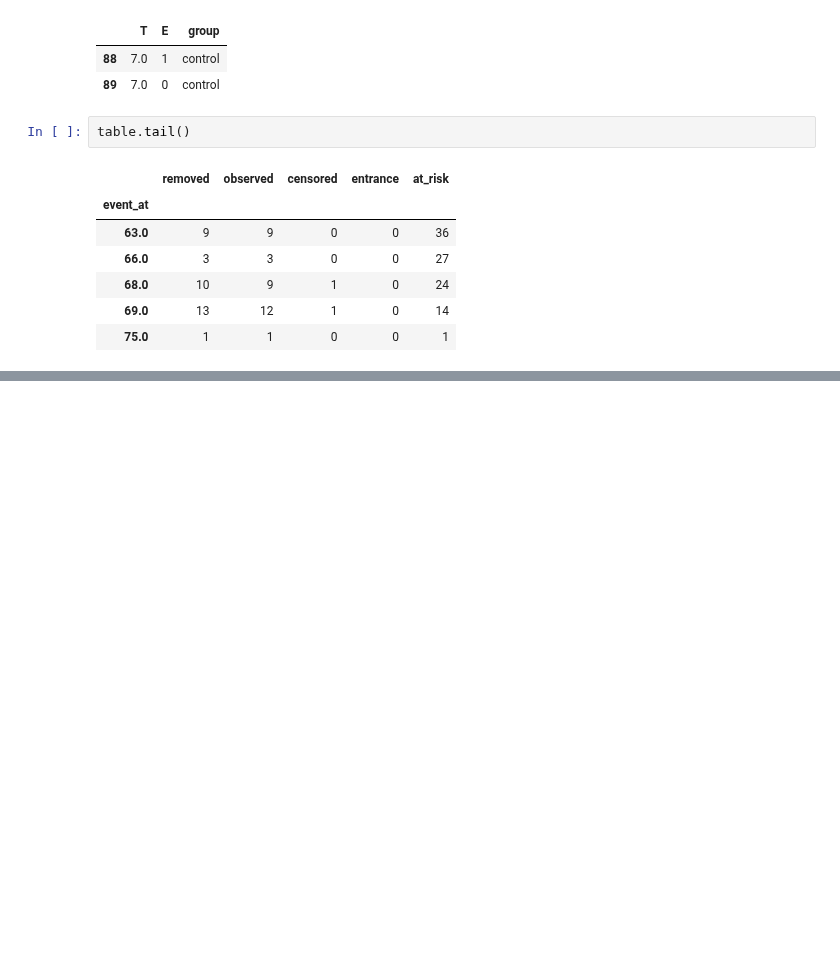
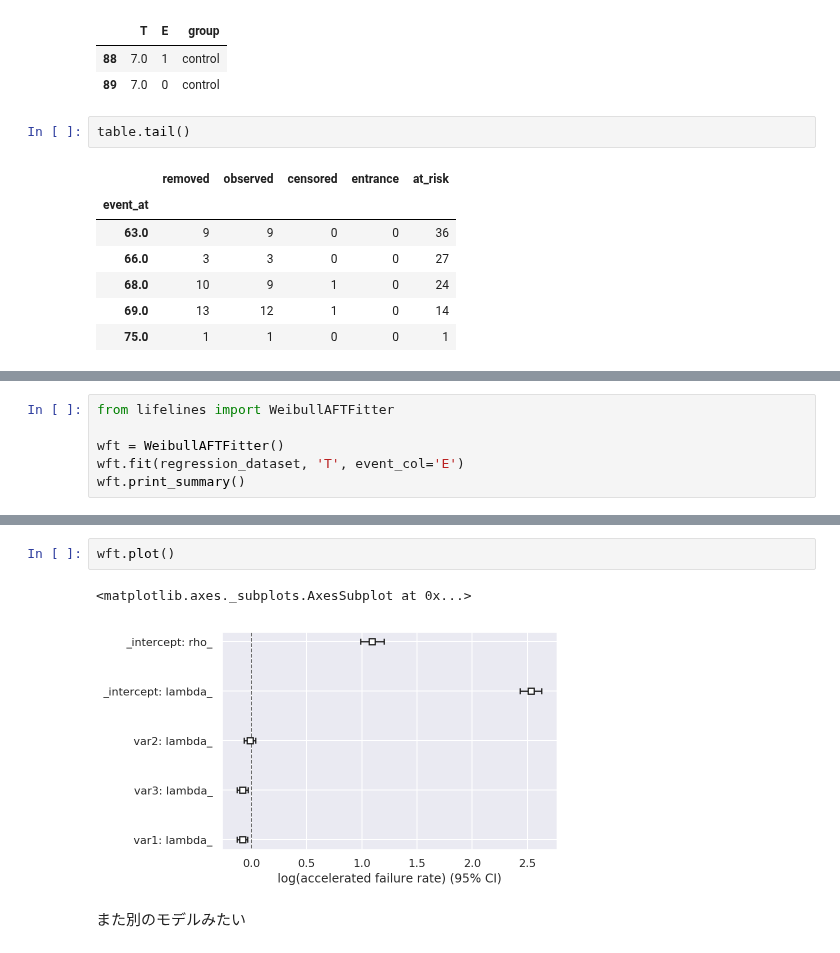
Before and after one commit to masakiaota/study, a Jupyter notebook: tutorial/lifelines/01_quickstart.ipynb, the cells around one changed output, grey strips where cells are left out. Drawn from its saved outputs; the diff is of its cells as text; blank space fills up the shorter version.

```diff
--- a/tutorial/lifelines/01_quickstart.ipynb
+++ b/tutorial/lifelines/01_quickstart.ipynb
@@ -186,0 +213,6 @@ table.tail()
+# %%
+from lifelines import WeibullAFTFitter
+
+wft = WeibullAFTFitter()
+wft.fit(regression_dataset, 'T', event_col='E')
+wft.print_summary()
@@ -186,0 +235,7 @@ table.tail()
+# %%
+wft.plot()
+# %% [output]
+<matplotlib.axes._subplots.AxesSubplot at 0x...>
+[figure, added]
+# %% [markdown]
+また別のモデルみたい
```
Also changed, not shown: parts of 10 cells of this notebook.
